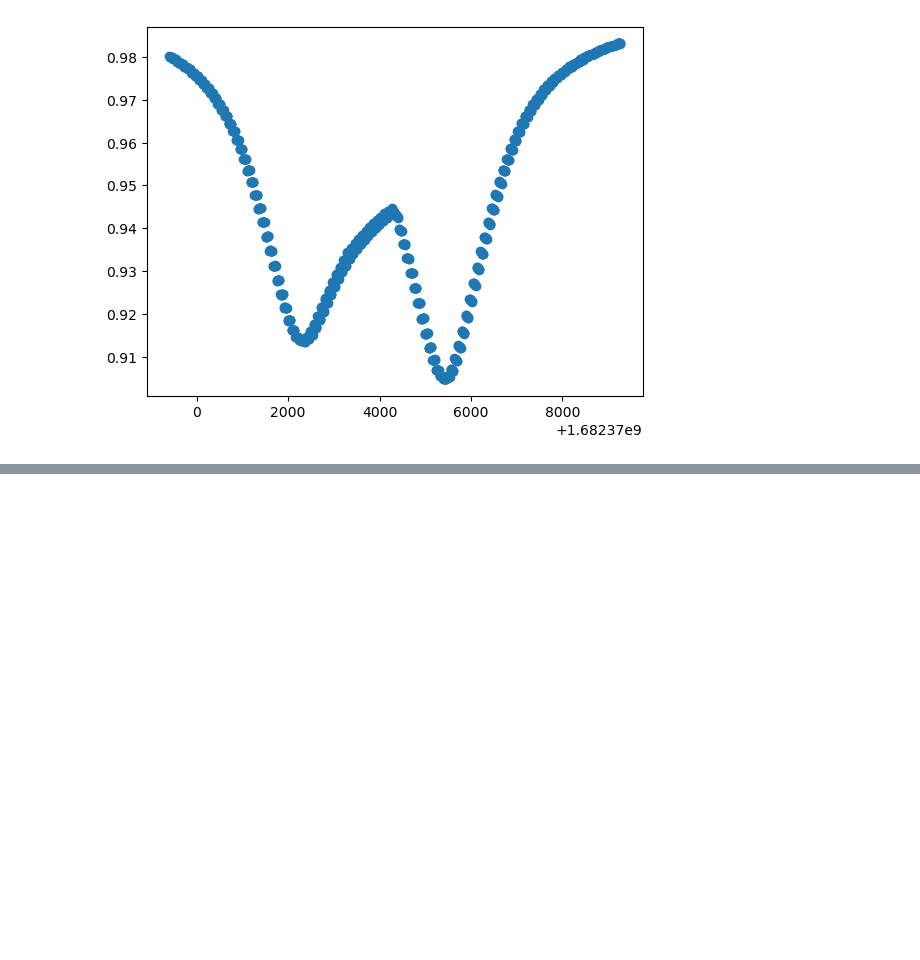
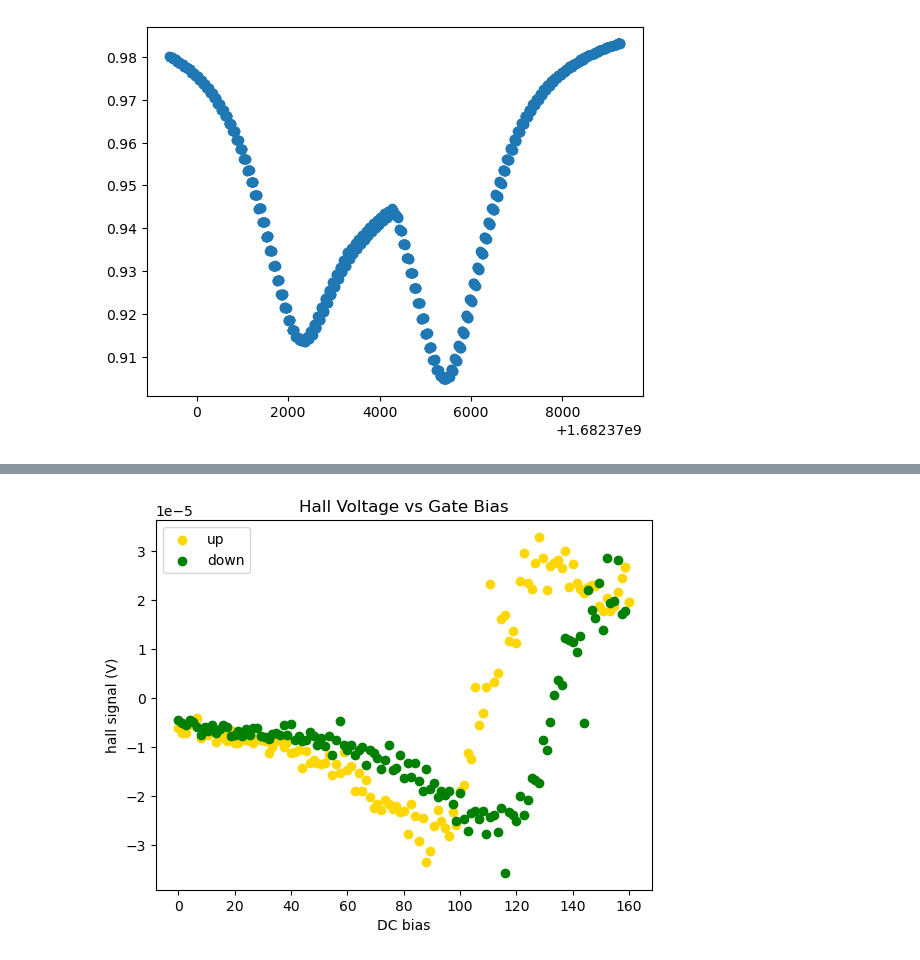
Before and after one commit to MatthewChalkG/ElectricalCharacterization, a Jupyter notebook: sortedelectricaldata/Data_Analysis2.ipynb, the cells around one changed output, grey strips where cells are left out. Cells and saved outputs as stored; diff of their text form; code cells hidden in the pictures; blank space fills up the shorter version.

```diff
--- a/sortedelectricaldata/Data_Analysis2.ipynb
+++ b/sortedelectricaldata/Data_Analysis2.ipynb
@@ -563,5 +545,7 @@ plt.scatter(data['t'], data['x2'])
 # %%
 # Run 2 of working gate bias one E2?
+# %%
+fullData = []
 # %%
 
 data = pd.read_csv("datalogging/Data/HallEffectDCBias/hallDCBiasSMU1682369367.txt")
@@ -576,6 +560,8 @@ plt.scatter(data['t'], data['trueGateI'])
 <matplotlib.collections.PathCollection at 0x...>
 [figure]
 # %%
+vSweepData = []
+vSweepData += [data]
 data['curr'] = data['x2']/10**5
 data['samp_res'] = (1-data['x2'])/data['curr']
 
@@ -600,4 +586,6 @@ plt.legend()
 plt.title('Hall Voltage vs Gate Bias')
 plt.ylabel('hall signal (V)')
 plt.xlabel('DC bias')
+
+fullData += [[[dcList1, g1], [dcList2, g2]]]
 # %% [output]
@@ -639,0 +634,29 @@ plt.scatter(data['t'], data['x2'])
+# %%
+data['curr'] = data['x2']/10**5
+data['samp_res'] = (1-data['x2'])/data['curr']
+
+data1 = pd.DataFrame(data[:1221])
+data2 = data[1221:]
+
+
+dcList1 = data1['trueGateDC'].unique()
+g1 = avgHallSignal(data1)
+
+dcList2 = data2['trueGateDC'].unique()
+g2 = avgHallSignal(data2)
+
+#g1 = [1/g1[i] for i in range(len(g1))]
+
+
+#g2 = [1/g2[i] for i in range(len(g2))]
+plt.scatter(dcList1, g1, label = 'up', color = 'gold')
+plt.scatter(dcList2, g2, label= 'down', color = 'green')
+
+plt.legend()
+plt.title('Hall Voltage vs Gate Bias')
+plt.ylabel('hall signal (V)')
+plt.xlabel('DC bias')
+fullData += [[[dcList1, g1], [dcList2, g2]]]
+vSweepData += [data]
+# %% [output]
+[figure, added]
```
Also changed, not shown: parts of 23 cells of this notebook.
